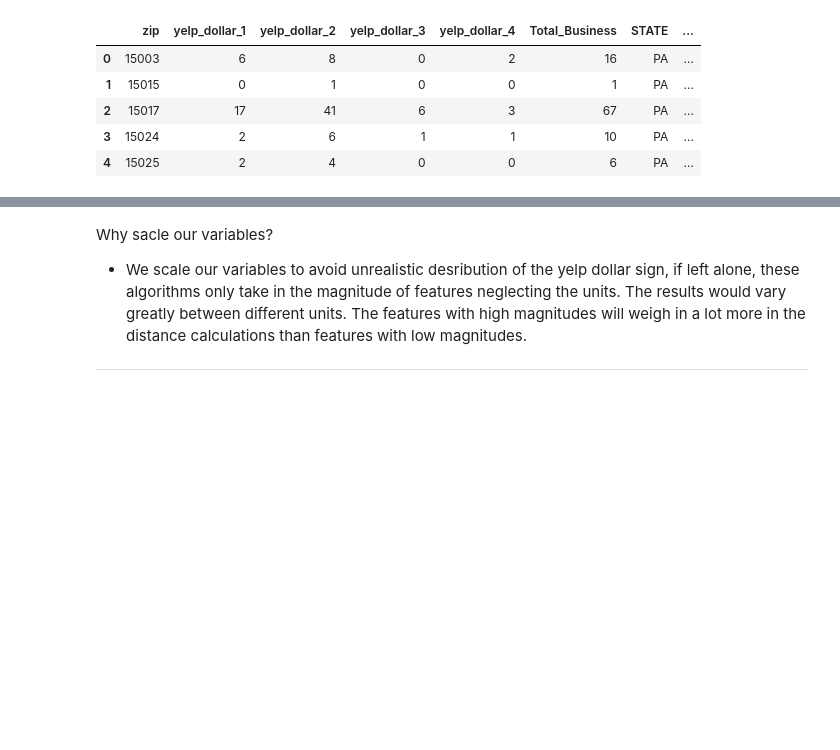
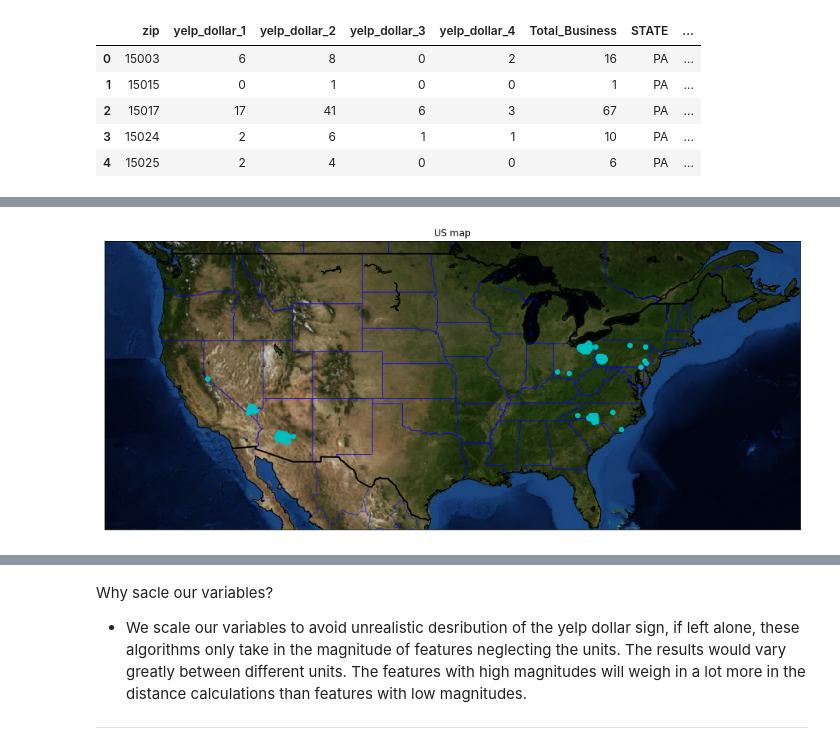
Before and after one commit to jlian014/Clientproject_DSI_LA6, a Jupyter notebook: Code/03_Feature_Engineering_&_Modeling.ipynb, the cells around one changed output, grey strips where cells are left out. Cells and saved outputs as stored; diff of their text form; code cells hidden in the pictures; blank space fills up the shorter version.

```diff
--- a/Code/03_Feature_Engineering_&_Modeling.ipynb
+++ b/Code/03_Feature_Engineering_&_Modeling.ipynb
@@ -45,0 +74,17 @@ What Happened?
+# %%
+def insert_metro_center(df, metro, lat, long):
+    mask = df['STATE'] == metro
+    df.loc[mask, 'metro_lat'] = lat
+    df.loc[mask, 'metro_long'] = long
+    return df
+# %%
+df = insert_metro_center(df, 'NV', 36.1674, -115.1484)
+df = insert_metro_center(df, 'NC', 28.8610, -98.7061)
+df = insert_metro_center(df, 'PA', 40.4406, -79.9959)
+df = insert_metro_center(df, 'OH', 41.505493, -81.681290)
+df = insert_metro_center(df, 'AZ', 33.4488, -112.0770)
+# %%
+biz_lalo = list(zip(df['lat'],df['long']))
+metro_lalo = list(zip(df['metro_lat'], df['metro_long']))
+# %%
+df['dist'] = [distance.distance(biz_lalo[i], metro_lalo[i]).miles for i in range(len(biz_lalo))]
@@ -45,0 +100,24 @@ What Happened?
+# %%
+fig = plt.figure(figsize=(16, 16))
+m = Basemap(projection='mill',
+           llcrnrlat = 25,
+           llcrnrlon = -130,
+           urcrnrlat = 50,
+           urcrnrlon = -60,
+           resolution = 'l'
+           )
+m.drawcoastlines()
+m.drawcountries(linewidth=2)
+m.drawstates(color='b')
+m.bluemarble()
+
+for i in range(len(df['lat'])):
+    lat = df['lat'].iloc[i]
+    long = df['long'].iloc[i]
+    xpt, ypt = m(long, lat)
+    m.plot(xpt, ypt,'co')
+
+plt.title('US map')
+plt.show()
+# %% [output]
+[figure, added]
```
Also changed, not shown: parts of 40 cells of this notebook, 1 other file.
